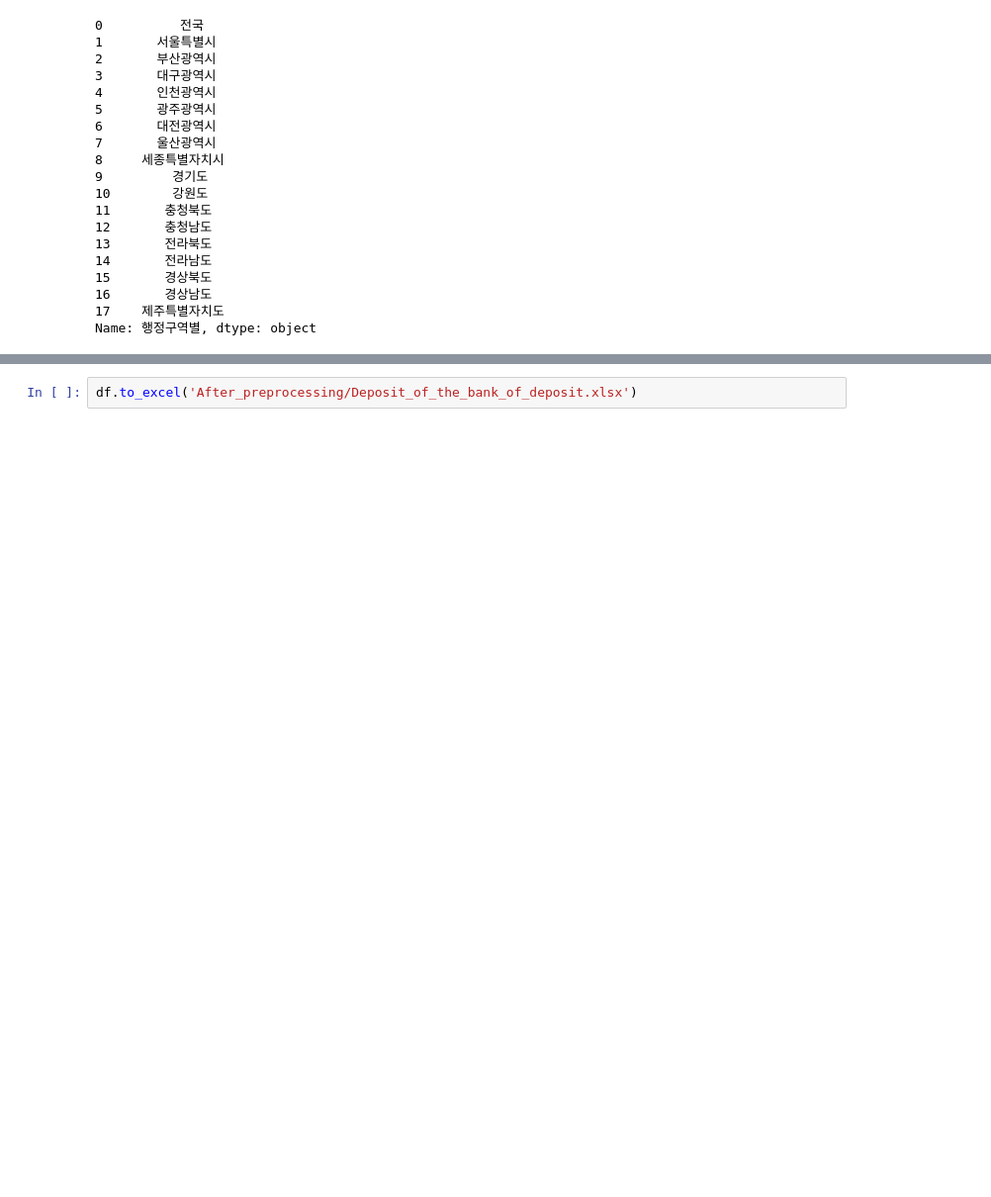
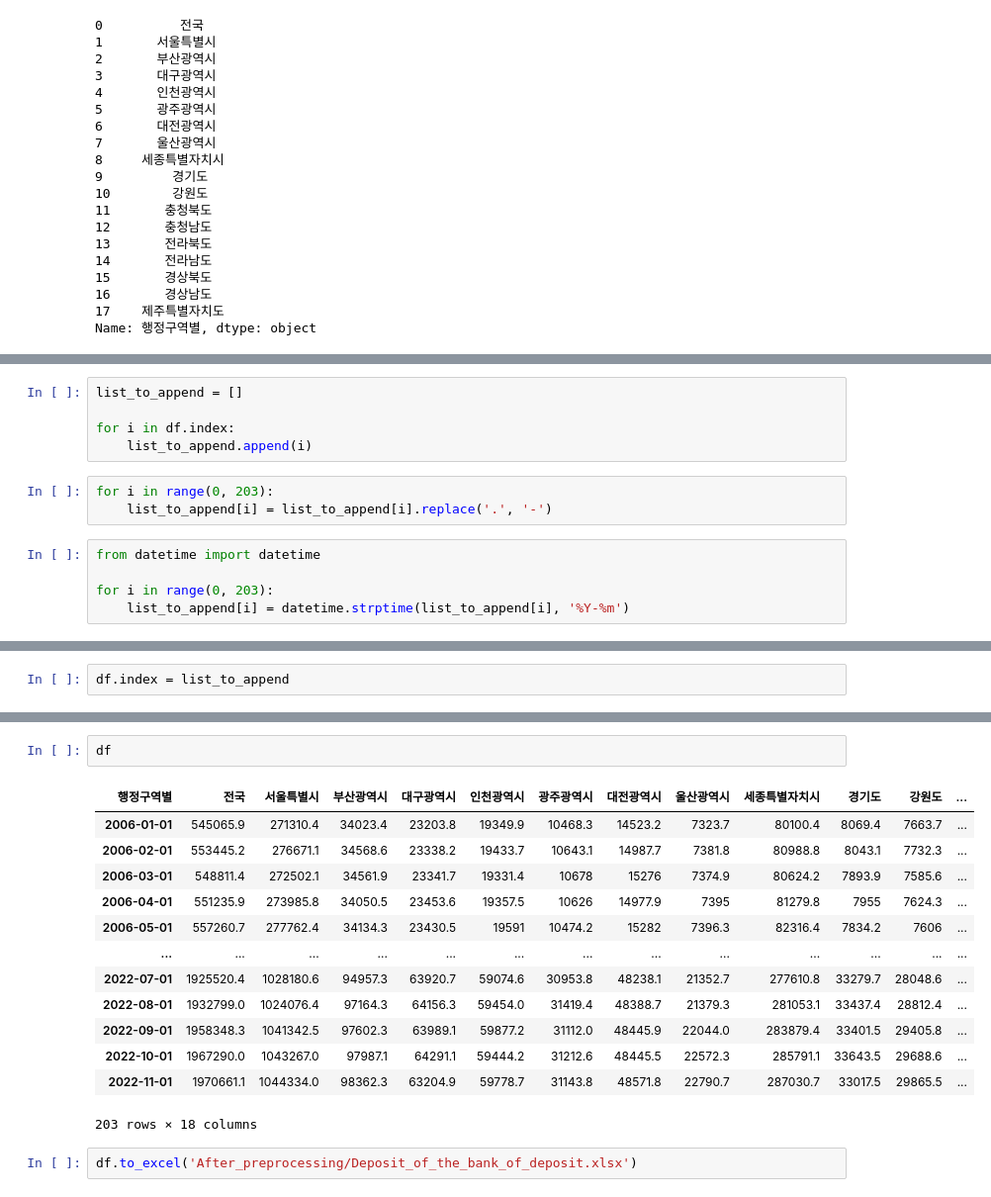
Before and after one commit to jewoodev/To_raise_a_child_well, a Jupyter notebook: data/jewoo/Deposit_of_the_bank_of_deposit.ipynb, the cells around one changed output, grey strips where cells are left out. Shown: that part at 99% size. Saved outputs shown, nothing was run; the diff lists cells and outputs as text; blank space fills up the shorter version.

```diff
--- a/data/jewoo/Deposit_of_the_bank_of_deposit.ipynb
+++ b/data/jewoo/Deposit_of_the_bank_of_deposit.ipynb
@@ -66,0 +92,13 @@ df.T
+# %%
+list_to_append = []
+
+for i in df.index:
+    list_to_append.append(i)
+# %%
+for i in range(0, 203):
+    list_to_append[i] = list_to_append[i].replace('.', '-')
+# %%
+from datetime import datetime
+
+for i in range(0, 203):
+    list_to_append[i] = datetime.strptime(list_to_append[i], '%Y-%m')
@@ -66,0 +107,2 @@ df.T
+# %%
+df.index = list_to_append
@@ -67,2 +113,18 @@ df.T
+# %%
+df
+# %% [output]
+| 행정구역별 | 전국 | 서울특별시 | 부산광역시 | 대구광역시 | 인천광역시 | 광주광역시 | 대전광역시 | 울산광역시 | 세종특별자치시 | 경기도 | 강원도 | ... |
+| 2006-01-01 | 545065.9 | 271310.4 | 34023.4 | 23203.8 | 19349.9 | 10468.3 | 14523.2 | 7323.7 | 80100.4 | 8069.4 | 7663.7 | ... |
+| 2006-02-01 | 553445.2 | 276671.1 | 34568.6 | 23338.2 | 19433.7 | 10643.1 | 14987.7 | 7381.8 | 80988.8 | 8043.1 | 7732.3 | ... |
+| 2006-03-01 | 548811.4 | 272502.1 | 34561.9 | 23341.7 | 19331.4 | 10678 | 15276 | 7374.9 | 80624.2 | 7893.9 | 7585.6 | ... |
+| 2006-04-01 | 551235.9 | 273985.8 | 34050.5 | 23453.6 | 19357.5 | 10626 | 14977.9 | 7395 | 81279.8 | 7955 | 7624.3 | ... |
+| 2006-05-01 | 557260.7 | 277762.4 | 34134.3 | 23430.5 | 19591 | 10474.2 | 15282 | 7396.3 | 82316.4 | 7834.2 | 7606 | ... |
+| ... | ... | ... | ... | ... | ... | ... | ... | ... | ... | ... | ... | ... |
+| 2022-07-01 | 1925520.4 | 1028180.6 | 94957.3 | 63920.7 | 59074.6 | 30953.8 | 48238.1 | 21352.7 | 277610.8 | 33279.7 | 28048.6 | ... |
+| 2022-08-01 | 1932799.0 | 1024076.4 | 97164.3 | 64156.3 | 59454.0 | 31419.4 | 48388.7 | 21379.3 | 281053.1 | 33437.4 | 28812.4 | ... |
+| 2022-09-01 | 1958348.3 | 1041342.5 | 97602.3 | 63989.1 | 59877.2 | 31112.0 | 48445.9 | 22044.0 | 283879.4 | 33401.5 | 29405.8 | ... |
+| 2022-10-01 | 1967290.0 | 1043267.0 | 97987.1 | 64291.1 | 59444.2 | 31212.6 | 48445.5 | 22572.3 | 285791.1 | 33643.5 | 29688.6 | ... |
+| 2022-11-01 | 1970661.1 | 1044334.0 | 98362.3 | 63204.9 | 59778.7 | 31143.8 | 48571.8 | 22790.7 | 287030.7 | 33017.5 | 29865.5 | ... |
+203 rows × 18 columns
 # %%
 df.to_excel('After_preprocessing/Deposit_of_the_bank_of_deposit.xlsx')
```
Also changed, not shown: parts of 8 cells of this notebook, 5 other files.
